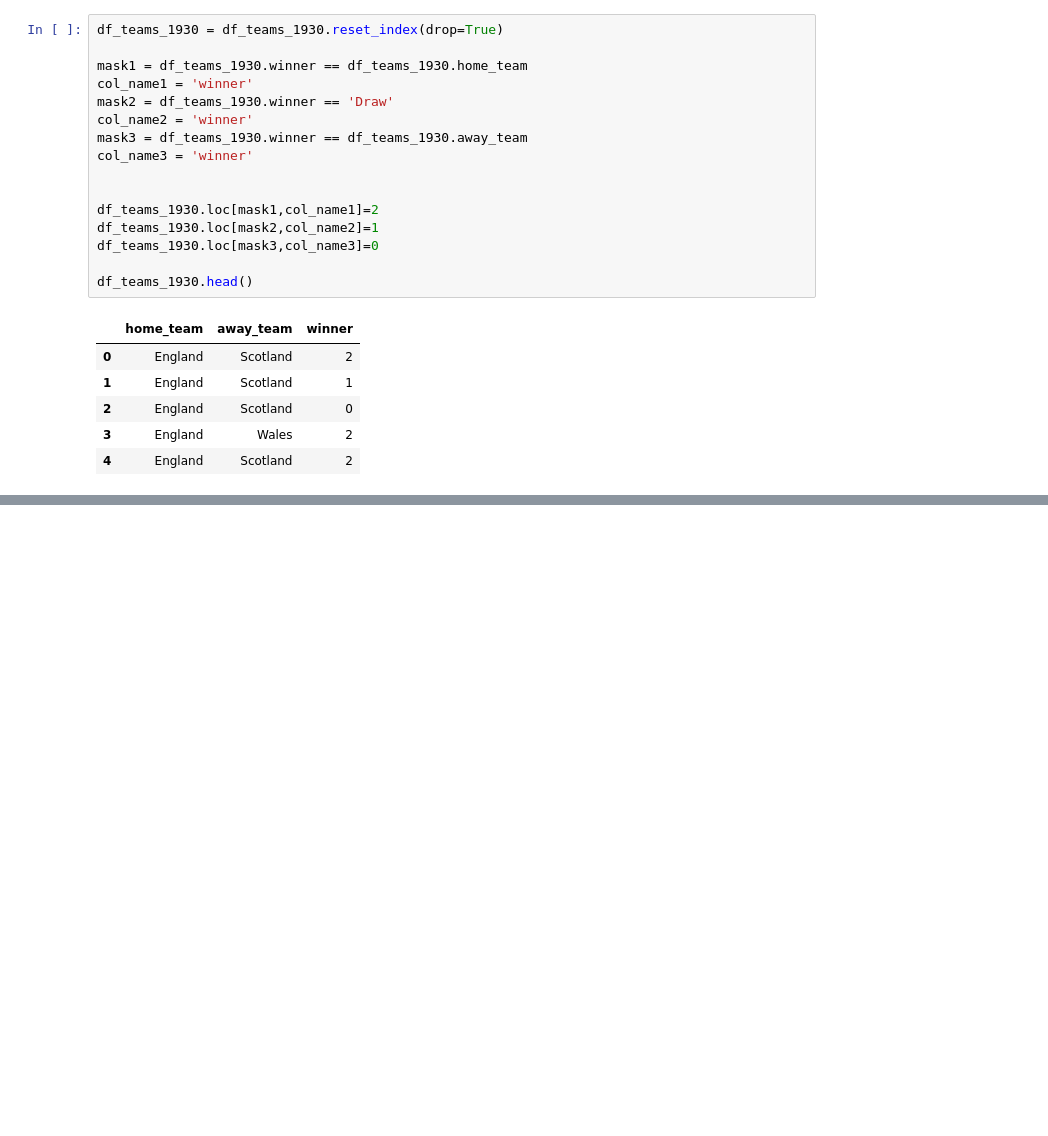
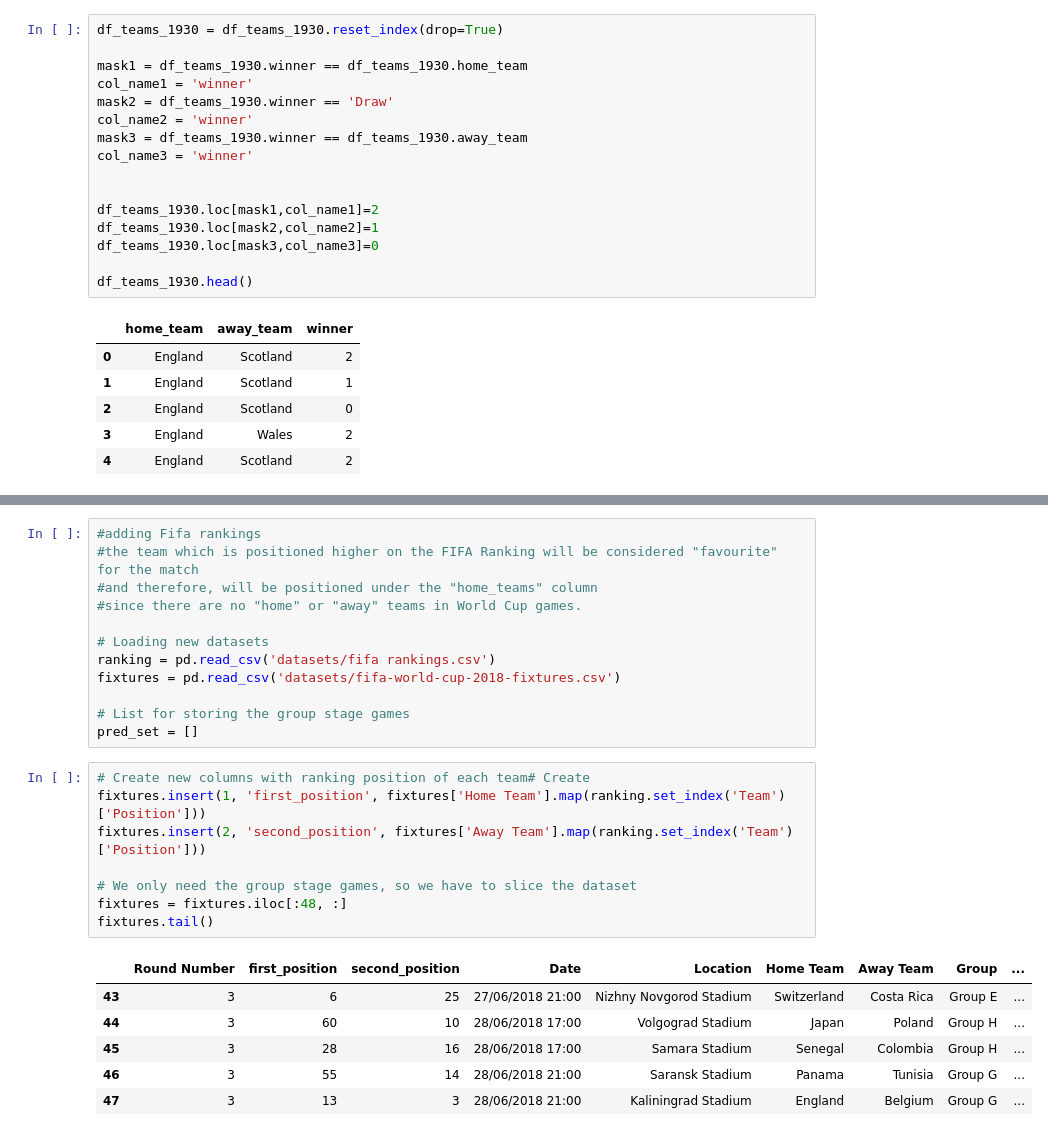
Before and after one commit to jaynilpatel/fifa-wc-18, a Jupyter notebook: fifaworldcup18.ipynb, the cells around one changed output, grey strips where cells are left out. Cells and saved outputs as stored; diff of their text form; blank space fills up the shorter version.

```diff
--- a/fifaworldcup18.ipynb
+++ b/fifaworldcup18.ipynb
@@ -188,0 +222,27 @@ df_teams_1930.head()
+# %%
+#adding Fifa rankings
+#the team which is positioned higher on the FIFA Ranking will be considered "favourite" for the match
+#and therefore, will be positioned under the "home_teams" column
+#since there are no "home" or "away" teams in World Cup games.
+
+# Loading new datasets
+ranking = pd.read_csv('datasets/fifa rankings.csv')
+fixtures = pd.read_csv('datasets/fifa-world-cup-2018-fixtures.csv')
+
+# List for storing the group stage games
+pred_set = []
+# %%
+# Create new columns with ranking position of each team# Create
+fixtures.insert(1, 'first_position', fixtures['Home Team'].map(ranking.set_index('Team')['Position']))
+fixtures.insert(2, 'second_position', fixtures['Away Team'].map(ranking.set_index('Team')['Position']))
+
+# We only need the group stage games, so we have to slice the dataset
+fixtures = fixtures.iloc[:48, :]
+fixtures.tail()
+# %% [output]
+|  | Round Number | first_position | second_position | Date | Location | Home Team | Away Team | Group | ... |
+| 43 | 3 | 6 | 25 | 27/06/2018 21:00 | Nizhny Novgorod Stadium | Switzerland | Costa Rica | Group E | ... |
+| 44 | 3 | 60 | 10 | 28/06/2018 17:00 | Volgograd Stadium | Japan | Poland | Group H | ... |
+| 45 | 3 | 28 | 16 | 28/06/2018 17:00 | Samara Stadium | Senegal | Colombia | Group H | ... |
+| 46 | 3 | 55 | 14 | 28/06/2018 21:00 | Saransk Stadium | Panama | Tunisia | Group G | ... |
+| 47 | 3 | 13 | 3 | 28/06/2018 21:00 | Kaliningrad Stadium | England | Belgium | Group G | ... |
```
Also changed, not shown: parts of 6 cells of this notebook, 2 other files.
